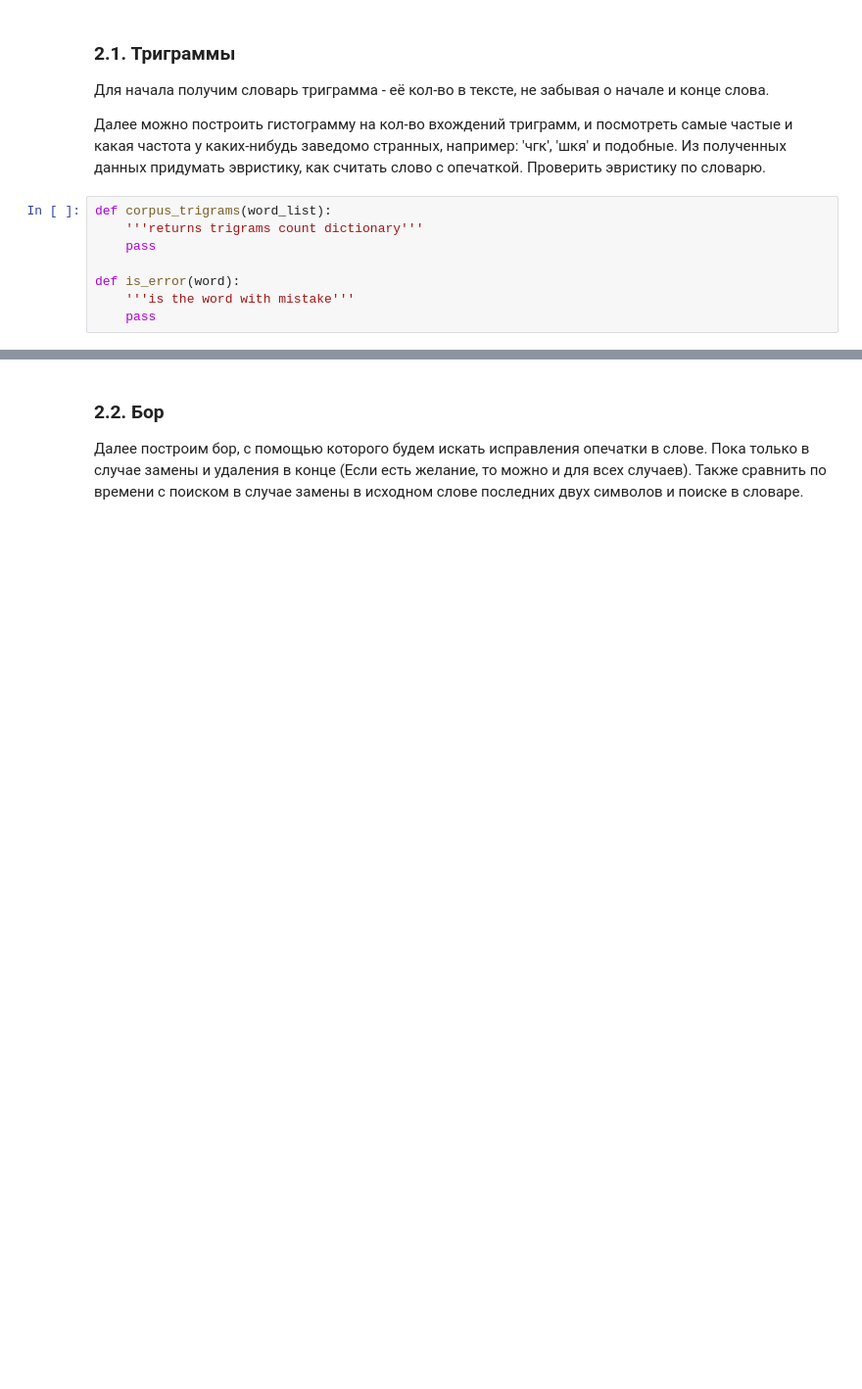
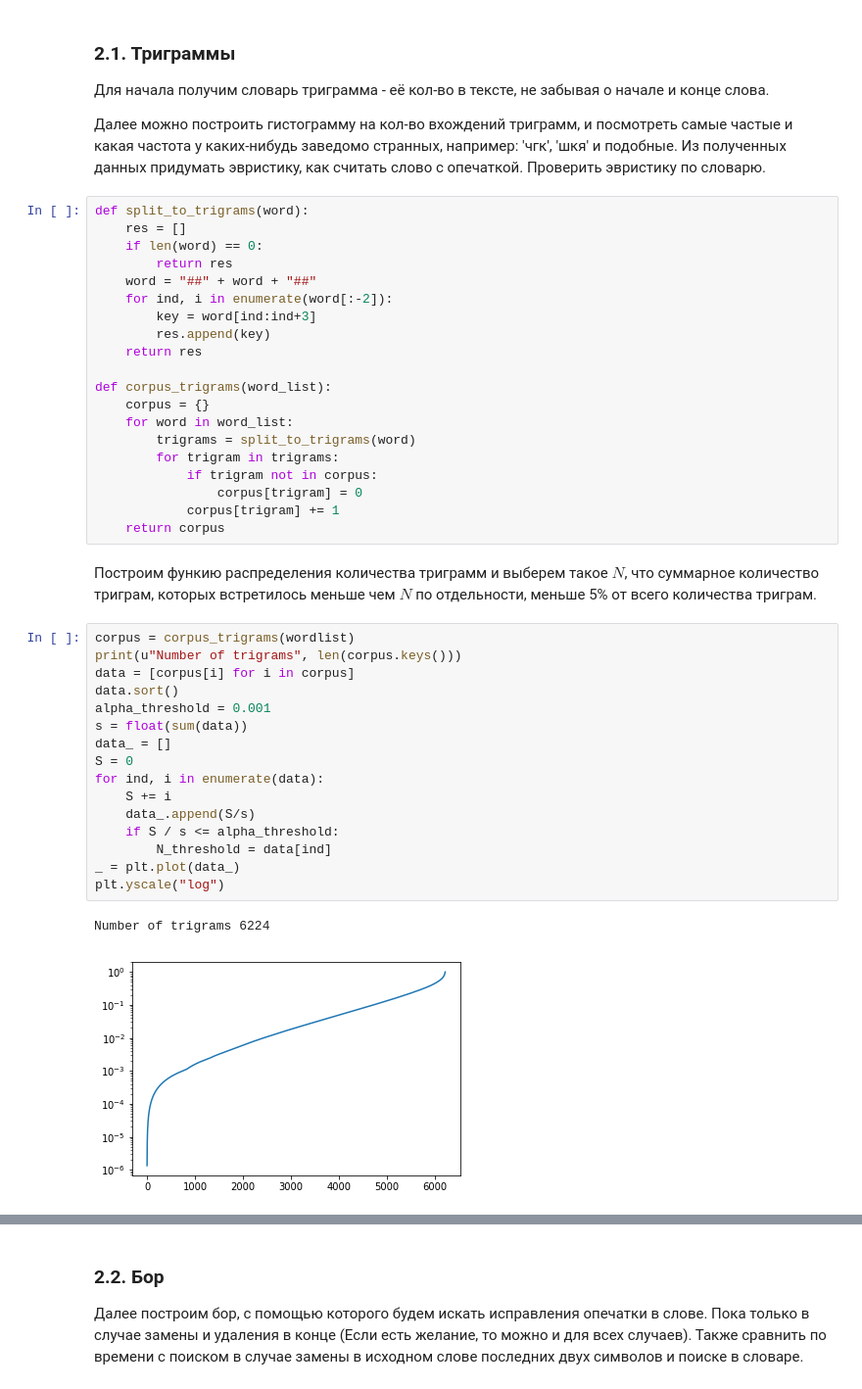
Before and after one commit to Sdernal/Morphology, a Jupyter notebook: spelling.ipynb, the cells around one changed output, grey strips where cells are left out. Shown: that part at 98% size. Drawn from its saved outputs; the diff is of its cells as text; blank space fills up the shorter version.

```diff
--- a/spelling.ipynb
+++ b/spelling.ipynb
@@ -93,11 +99,44 @@ Wall time: 9.93 s
 Для начала получим словарь триграмма - её кол-во в тексте, не забывая о начале и конце слова.
 
 Далее можно построить гистограмму на кол-во вхождений триграмм, и посмотреть самые частые и какая частота у каких-нибудь заведомо странных, например: 'чгк', 'шкя' и подобные. Из полученных данных придумать эвристику, как считать слово с опечаткой. Проверить эвристику по словарю.
-# %%
-def corpus_trigrams(word_list):
-    '''returns trigrams count dictionary'''
-    pass
-
-def is_error(word):
-    '''is the word with mistake'''
-    pass
+# %%
+def split_to_trigrams(word):
+    res = []
+    if len(word) == 0:
+        return res
+    word = "##" + word + "##"
+    for ind, i in enumerate(word[:-2]):
+        key = word[ind:ind+3]
+        res.append(key)
+    return res
+
+def corpus_trigrams(word_list):
+    corpus = {}
+    for word in word_list:
+        trigrams = split_to_trigrams(word)
+        for trigram in trigrams:
+            if trigram not in corpus:
+                corpus[trigram] = 0
+            corpus[trigram] += 1
+    return corpus
+# %% [markdown]
+Построим функию распределения количества триграмм и выберем такое $N$, что суммарное количество триграм, которых встретилось меньше чем $N$ по отдельности, меньше 5% от всего количества триграм.
+# %%
+corpus = corpus_trigrams(wordlist)
+print(u"Number of trigrams", len(corpus.keys()))
+data = [corpus[i] for i in corpus]
+data.sort()
+alpha_threshold = 0.001
+s = float(sum(data))
+data_ = []
+S = 0
+for ind, i in enumerate(data):
+    S += i
+    data_.append(S/s)
+    if S / s <= alpha_threshold:
+        N_threshold = data[ind]
+_ = plt.plot(data_)
+plt.yscale("log")
+# %% [output]
+Number of trigrams 6224
+[figure, added]
```
Also changed, not shown: parts of 22 cells of this notebook, 1 other file.
